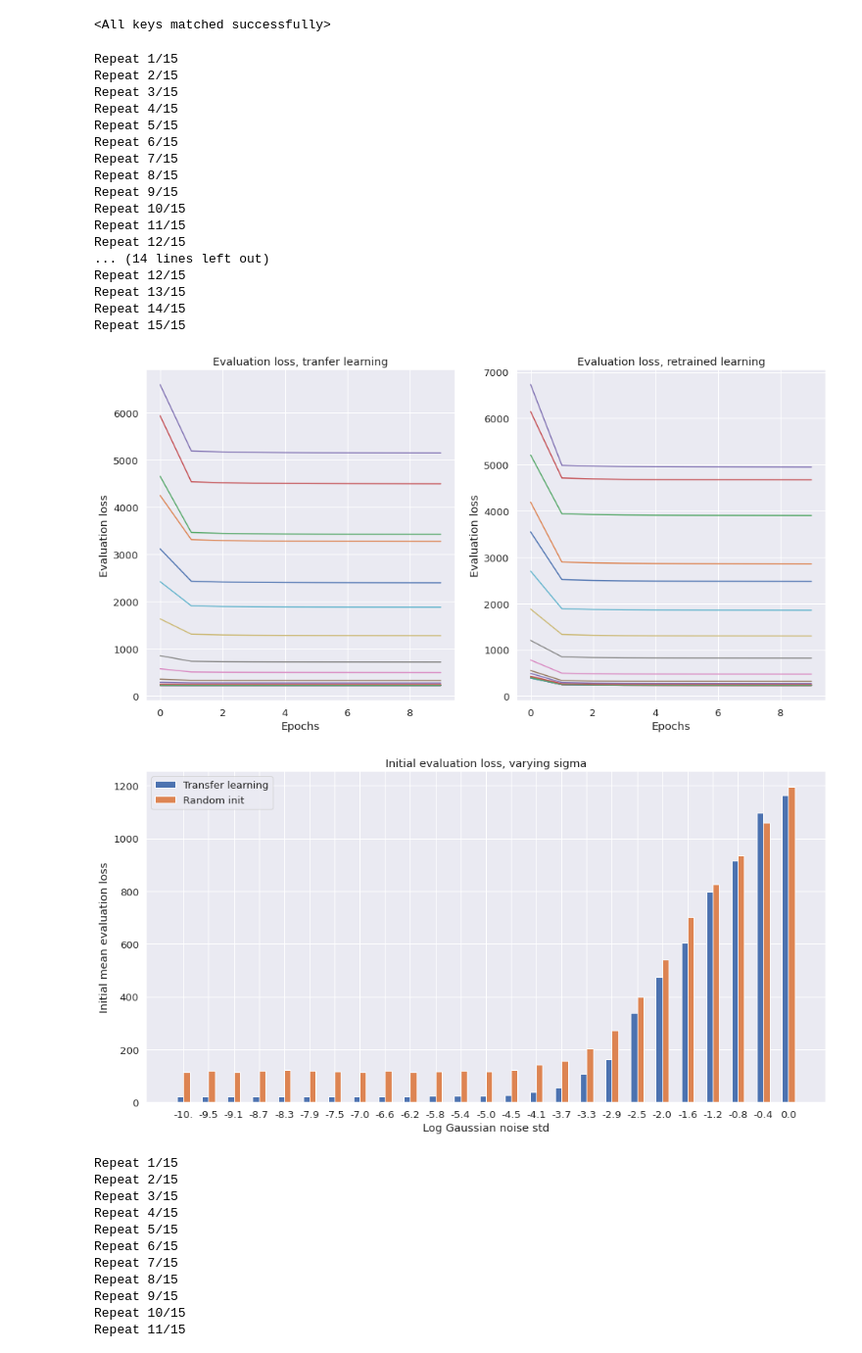
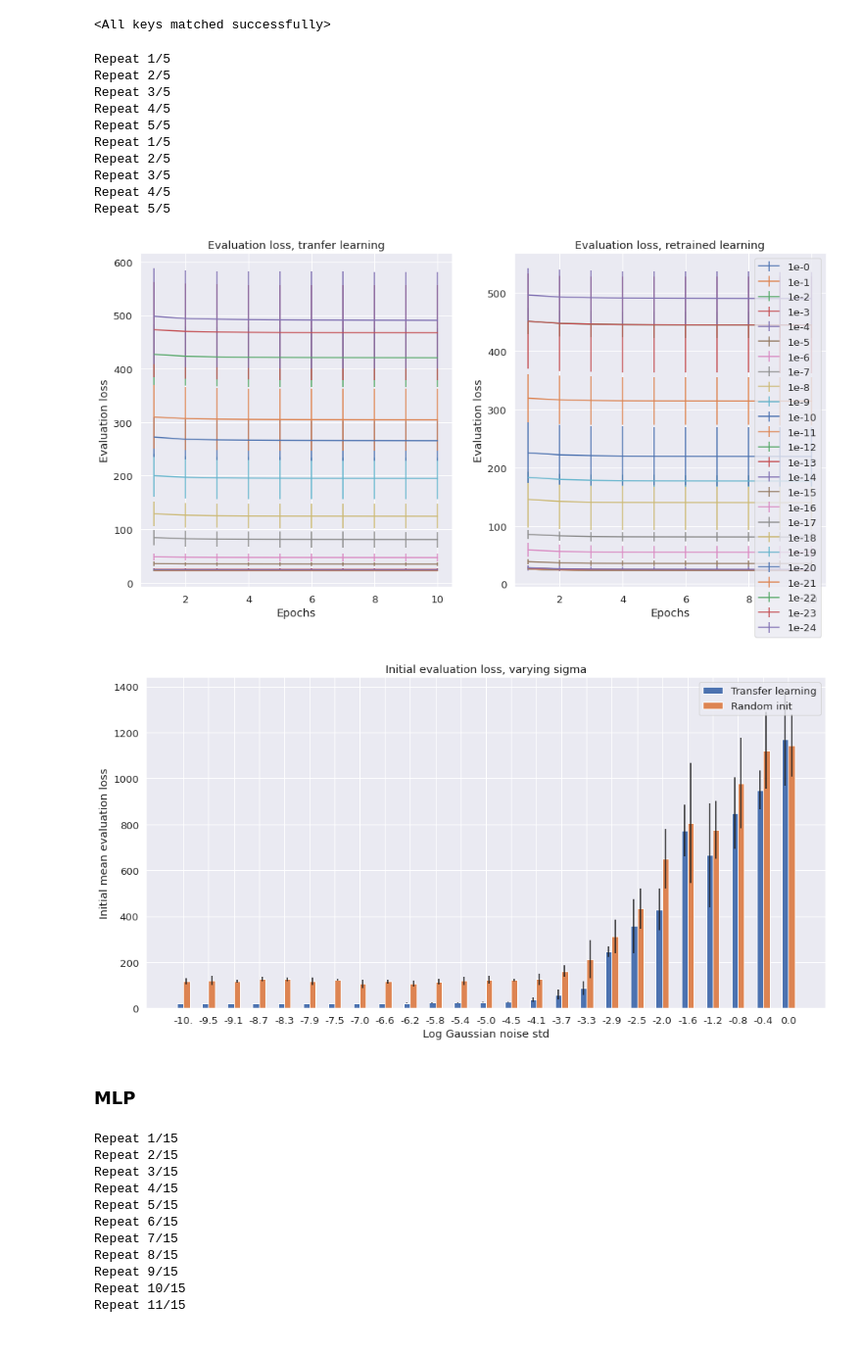
Before and after one commit to cngzlsh/BrainNet, a Jupyter notebook: approx_bnn_experiments.ipynb, the cells around one changed output. Shown at 98% size. Cells and saved outputs as stored; diff of their text form; code cells hidden in the pictures.

```diff
--- a/approx_bnn_experiments.ipynb
+++ b/approx_bnn_experiments.ipynb
@@ -826,26 +814,19 @@ params = {'DNN': DNN,
           'X_test': X_test,
           'verbose': 0}
 # %%
-mean_transfer, std_transfer = repeated_plasticity_analysis(n_repeats=15, transfer_learning=True, **params)
-mean_retrain, std_retrain = repeated_plasticity_analysis(n_repeats=15, transfer_learning=False, **params)
+mean_transfer, std_transfer = repeated_plasticity_analysis(n_repeats=5, transfer_learning=True, **params)
+mean_retrain, std_retrain = repeated_plasticity_analysis(n_repeats=5, transfer_learning=False, **params)
 
 train_losses_by_sigma_transfer, eval_losses_by_sigma_transfer, init_losses_by_sigma_transfer = mean_transfer
 train_losses_by_sigma_reset, eval_losses_by_sigma_reset, init_losses_by_sigma_reset = mean_retrain
 # %% [output]
-Repeat 1/15
-Repeat 2/15
-Repeat 3/15
-Repeat 4/15
-Repeat 5/15
-Repeat 6/15
-Repeat 7/15
-Repeat 8/15
-Repeat 9/15
-Repeat 10/15
-Repeat 11/15
-Repeat 12/15
-... (14 lines left out)
-Repeat 12/15
-Repeat 13/15
-Repeat 14/15
-Repeat 15/15
+Repeat 1/5
+Repeat 2/5
+Repeat 3/5
+Repeat 4/5
+Repeat 5/5
+Repeat 1/5
+Repeat 2/5
+Repeat 3/5
+Repeat 4/5
+Repeat 5/5
@@ -854,39 +836,43 @@ torch.save(avg_final_eval_losses, './temp/avg_final_eval_loss.pt')
 # %%
 plt.subplots(sharey=True, figsize=(16,8))
 plt.subplot(121)
 plt.title('Evaluation loss, tranfer learning')
-for i in range(train_losses_by_sigma_transfer.shape[0]):
-    plt.plot(train_losses_by_sigma_transfer[i,:], label=f'1e-{i}')
+n_sigmas = len(sigmas)
+for i in range(mean_transfer[1].shape[0]): # for each sigma
+    plt.errorbar(np.arange(1,11), mean_transfer[1][i,:], yerr=std_transfer[1][i,:], label=f'1e-{i}')
 
 plt.xlabel('Epochs')
 plt.ylabel('Evaluation loss')
 
 plt.subplot(122)
 plt.title('Evaluation loss, retrained learning')
 for i in range(train_losses_by_sigma_transfer.shape[0]):
-    plt.plot(train_losses_by_sigma_reset[i,:], label=f'1e-{i}')
+    plt.errorbar(np.arange(1,11), mean_retrain[1][i,:], yerr=std_retrain[1][i,:], label=f'1e-{i}')
 
 plt.xlabel('Epochs')
 plt.ylabel('Evaluation loss')
 
+plt.legend()
+
 plt.savefig('./figures/plasticity_lstm.png')
 plt.show()
+
+width=0.5
+fig, ax = plt.subplots(figsize=(16,8))
+ax.bar(np.arange(mean_transfer[2].shape[0]) - width/4, mean_transfer[2], width/2, yerr = std_transfer[2], label='Transfer learning')
+ax.bar(np.arange(mean_retrain[2].shape[0]) + width/4, mean_retrain[2], width/2, yerr=std_retrain[2], label='Random init')
+plt.legend()
+plt.xticks(np.arange(25), [str(i)[:4] for i in np.linspace(-10,0,25)])
+plt.xlabel('Log Gaussian noise std')
+plt.ylabel('Initial mean evaluation loss')
+plt.title('Initial evaluation loss, varying sigma')
+plt.savefig('./figures/plasticity_2_lstm.png')
+plt.show()
 # %% [output]
-[figure, old version]
+[figure, new version]
+[figure, added]
-# %%
-width=0.5
-fig, ax = plt.subplots(figsize=(16,8))
-ax.bar(np.arange(init_losses_by_sigma_transfer.shape[0]) - width/4, init_losses_by_sigma_transfer, width/2, label='Transfer learning')
-ax.bar(np.arange(init_losses_by_sigma_reset.shape[0]) + width/4, init_losses_by_sigma_reset, width/2, label='Random init')
-plt.legend()
-plt.xticks(np.arange(25), [str(i)[:4] for i in np.linspace(-10,0,25)])
-plt.xlabel('Log Gaussian noise std')
-plt.ylabel('Initial mean evaluation loss')
-plt.title('Initial evaluation loss, varying sigma')
-plt.savefig('./figures/plasticity_2_lstm.png')
-plt.show()
-# %% [output]
-[figure, removed]
+# %% [markdown]
+### MLP
 # %%
 # initialise DNN
 hidden_dim = 256
```
Also changed, not shown: parts of 11 cells of this notebook, 36 other files.
